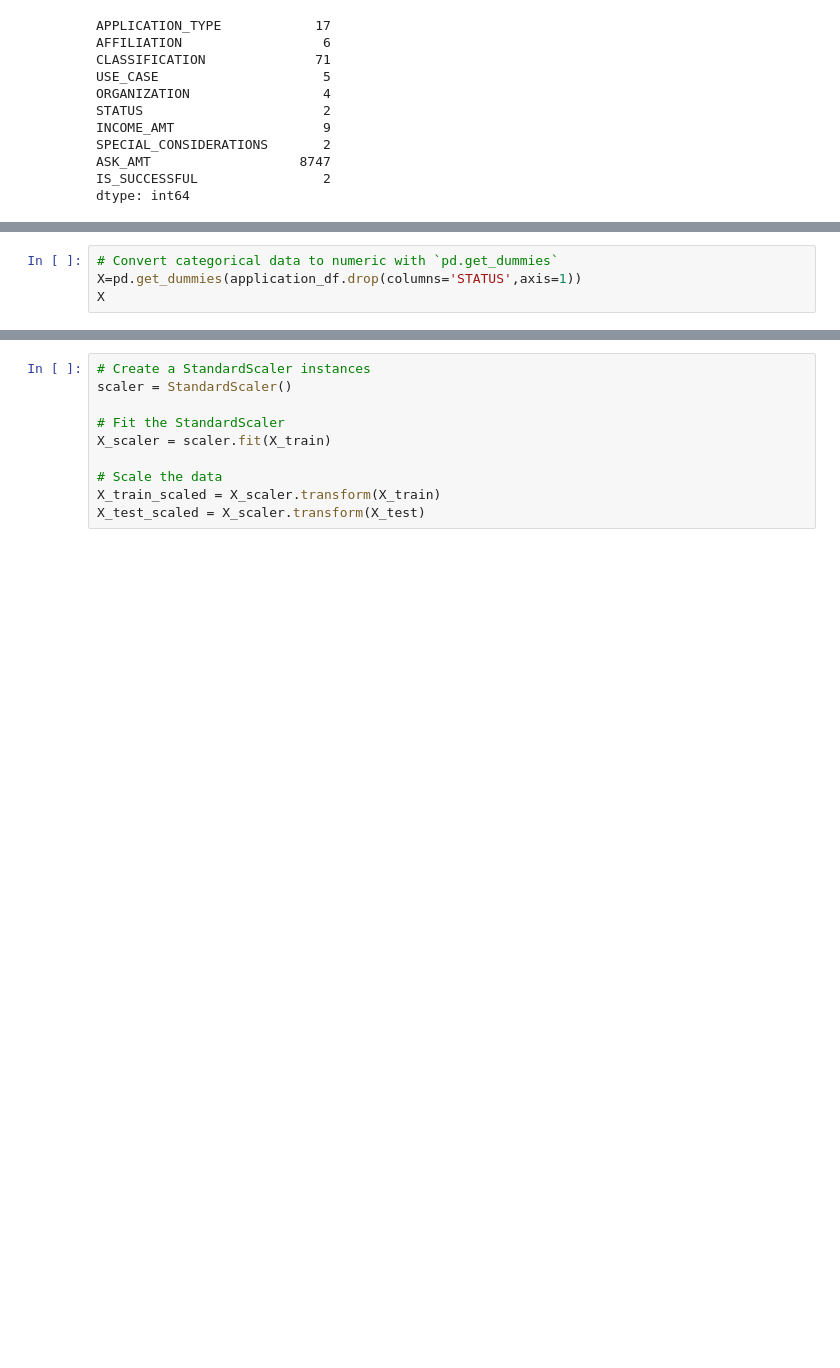
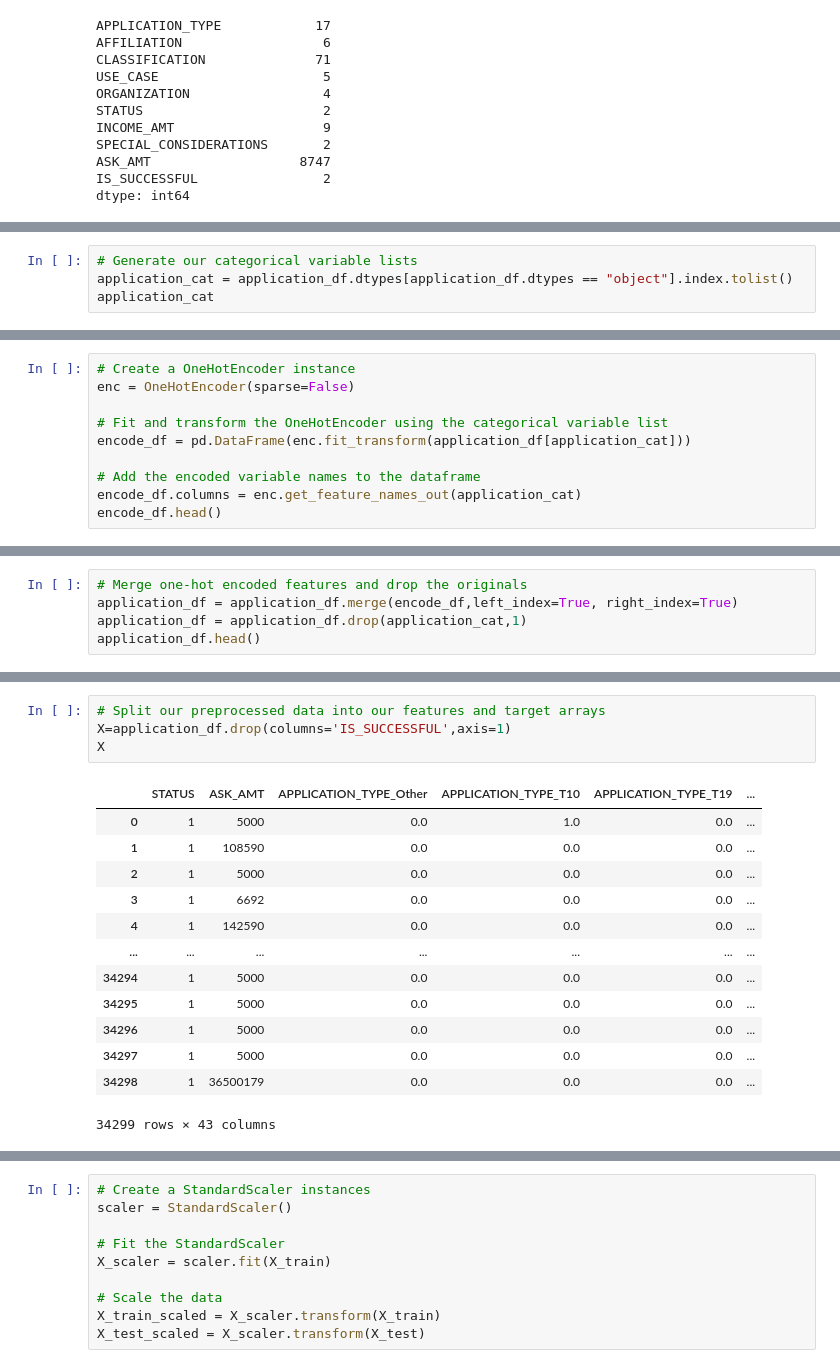
Before and after one commit to sarasteh/deep-learning-challenge, a Jupyter notebook: DeepLearning.ipynb, the cells around one changed output, grey strips where cells are left out. Cells and saved outputs as stored; diff of their text form; blank space fills up the shorter version.

```diff
--- a/DeepLearning.ipynb
+++ b/DeepLearning.ipynb
@@ -94,0 +154,4 @@ m
+# %%
+# Generate our categorical variable lists
+application_cat = application_df.dtypes[application_df.dtypes == "object"].index.tolist()
+application_cat
@@ -94,0 +166,10 @@ m
+# %%
+# Create a OneHotEncoder instance
+enc = OneHotEncoder(sparse=False)
+
+# Fit and transform the OneHotEncoder using the categorical variable list
+encode_df = pd.DataFrame(enc.fit_transform(application_df[application_cat]))
+
+# Add the encoded variable names to the dataframe
+encode_df.columns = enc.get_feature_names_out(application_cat)
+encode_df.head()
@@ -94,0 +184,5 @@ m
+# %%
+# Merge one-hot encoded features and drop the originals
+application_df = application_df.merge(encode_df,left_index=True, right_index=True)
+application_df = application_df.drop(application_cat,1)
+application_df.head()
@@ -95,6 +197,20 @@ m
 # %%
-# Convert categorical data to numeric with `pd.get_dummies`
-X=pd.get_dummies(application_df.drop(columns='STATUS',axis=1))
+# Split our preprocessed data into our features and target arrays
+X=application_df.drop(columns='IS_SUCCESSFUL',axis=1)
 X
+# %% [output]
+|  | STATUS | ASK_AMT | APPLICATION_TYPE_Other | APPLICATION_TYPE_T10 | APPLICATION_TYPE_T19 | ... |
+| 0 | 1 | 5000 | 0.0 | 1.0 | 0.0 | ... |
+| 1 | 1 | 108590 | 0.0 | 0.0 | 0.0 | ... |
+| 2 | 1 | 5000 | 0.0 | 0.0 | 0.0 | ... |
+| 3 | 1 | 6692 | 0.0 | 0.0 | 0.0 | ... |
+| 4 | 1 | 142590 | 0.0 | 0.0 | 0.0 | ... |
+| ... | ... | ... | ... | ... | ... | ... |
+| 34294 | 1 | 5000 | 0.0 | 0.0 | 0.0 | ... |
+| 34295 | 1 | 5000 | 0.0 | 0.0 | 0.0 | ... |
+| 34296 | 1 | 5000 | 0.0 | 0.0 | 0.0 | ... |
+| 34297 | 1 | 5000 | 0.0 | 0.0 | 0.0 | ... |
+| 34298 | 1 | 36500179 | 0.0 | 0.0 | 0.0 | ... |
+34299 rows × 43 columns
 # %%
 # Split our preprocessed data into our features and target arrays
```
Also changed, not shown: parts of 19 cells of this notebook.
